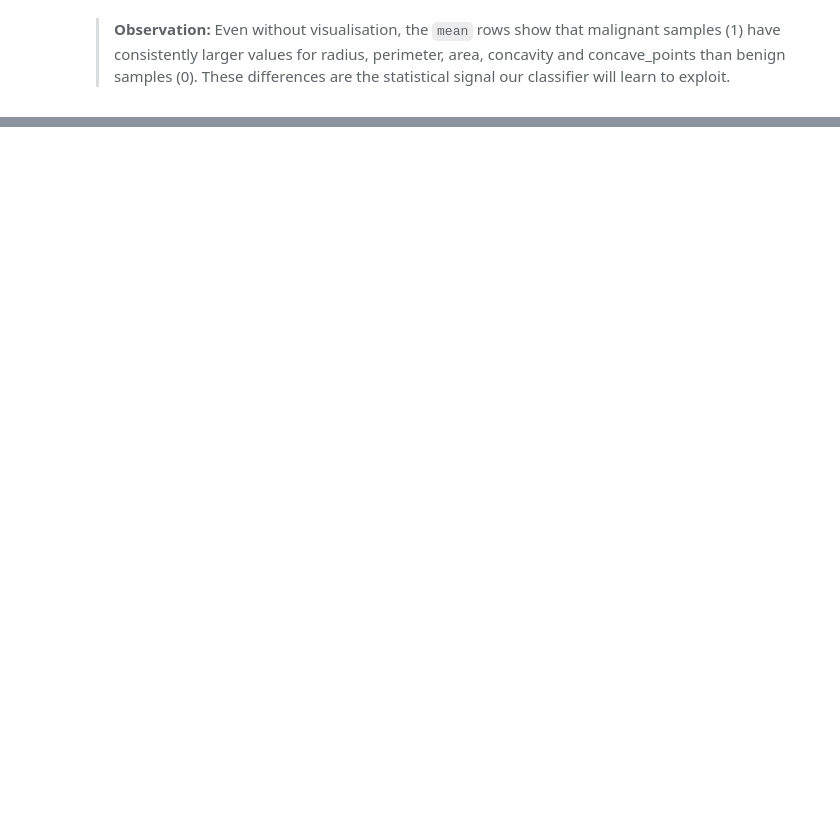
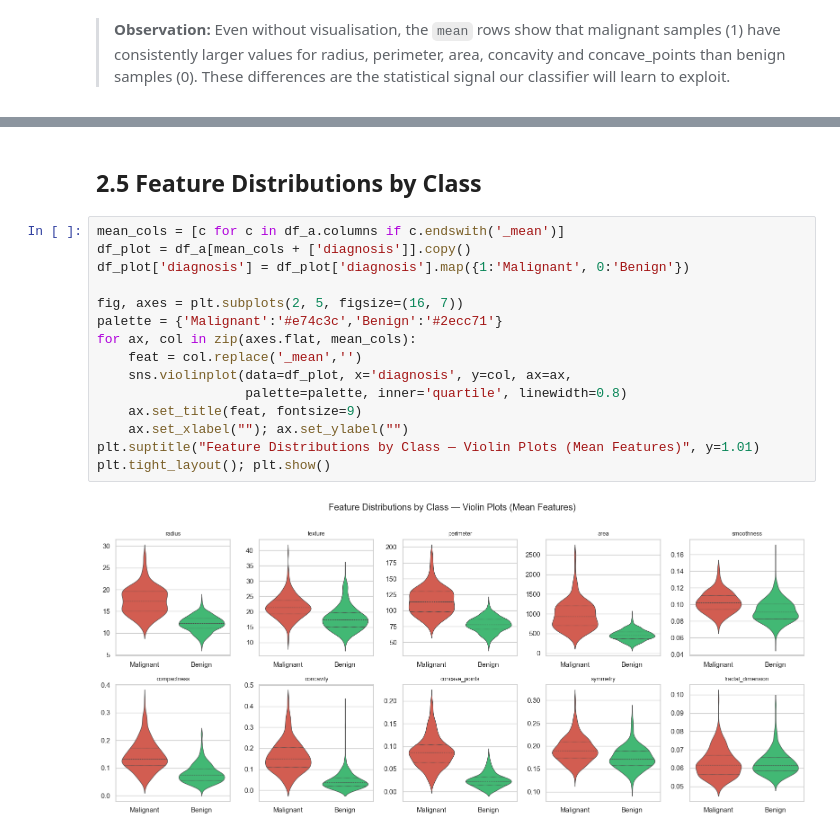
Before and after one commit to ArmanAhmed00/BST-Backed-Hyperparameter-Optimiser-with-Transfer-Analysis, a Jupyter notebook: capstone_project/notebook/capstone.ipynb, the cells around one changed output, grey strips where cells are left out. Cells and saved outputs as stored; diff of their text form; blank space fills up the shorter version.

```diff
--- a/capstone_project/notebook/capstone.ipynb
+++ b/capstone_project/notebook/capstone.ipynb
@@ -122,0 +187,19 @@ desc.round(3)
+# %% [markdown]
+## 2.5 Feature Distributions by Class
+# %%
+mean_cols = [c for c in df_a.columns if c.endswith('_mean')]
+df_plot = df_a[mean_cols + ['diagnosis']].copy()
+df_plot['diagnosis'] = df_plot['diagnosis'].map({1:'Malignant', 0:'Benign'})
+
+fig, axes = plt.subplots(2, 5, figsize=(16, 7))
+palette = {'Malignant':'#e74c3c','Benign':'#2ecc71'}
+for ax, col in zip(axes.flat, mean_cols):
+    feat = col.replace('_mean','')
+    sns.violinplot(data=df_plot, x='diagnosis', y=col, ax=ax,
+                   palette=palette, inner='quartile', linewidth=0.8)
+    ax.set_title(feat, fontsize=9)
+    ax.set_xlabel(""); ax.set_ylabel("")
+plt.suptitle("Feature Distributions by Class — Violin Plots (Mean Features)", y=1.01)
+plt.tight_layout(); plt.show()
+# %% [output]
+[figure, added]
```
Also changed, not shown: parts of 16 cells of this notebook, 1 other file.
